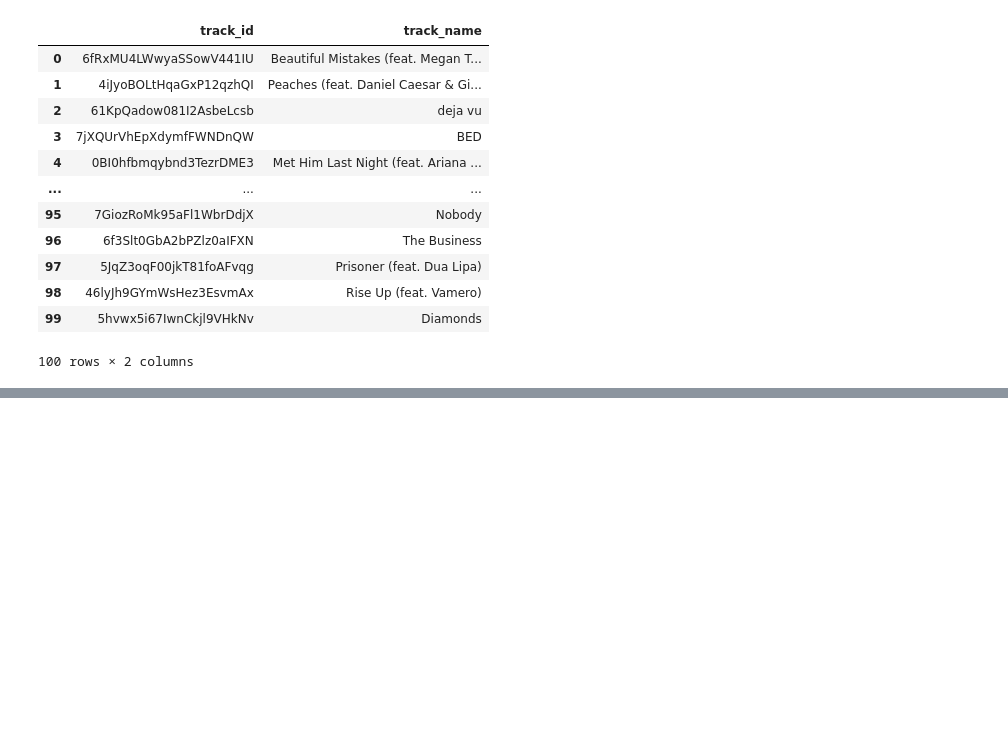
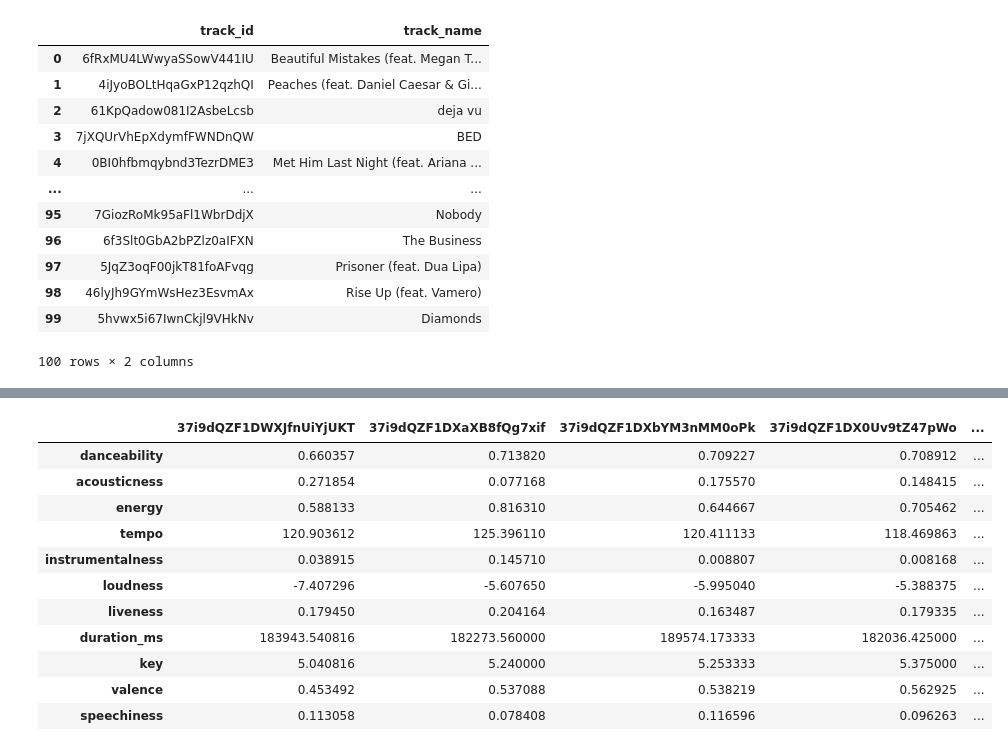
Before and after one commit to malbert131/DJ_NumPY, a Jupyter notebook: Recommender.ipynb, the cells around one changed output, grey strips where cells are left out. Saved outputs shown, nothing was run; the diff lists cells and outputs as text; code cells hidden in the pictures; blank space fills up the shorter version.

```diff
--- a/Recommender.ipynb
+++ b/Recommender.ipynb
@@ -213,0 +244,17 @@ audio_features_mean(sp, '37i9dQZF1DWXJfnUiYjUKT')
+# %%
+# Turns playlist feature mean data into correctly formatted DataFrame
+X_data = reduce(lambda left,right: pd.merge(left,right, left_index=True, right_index=True), primary_df)
+X_data
+# %% [output]
+|  | 37i9dQZF1DWXJfnUiYjUKT | 37i9dQZF1DXaXB8fQg7xif | 37i9dQZF1DXbYM3nMM0oPk | 37i9dQZF1DX0Uv9tZ47pWo | ... |
+| danceability | 0.660357 | 0.713820 | 0.709227 | 0.708912 | ... |
+| acousticness | 0.271854 | 0.077168 | 0.175570 | 0.148415 | ... |
+| energy | 0.588133 | 0.816310 | 0.644667 | 0.705462 | ... |
+| tempo | 120.903612 | 125.396110 | 120.411133 | 118.469863 | ... |
+| instrumentalness | 0.038915 | 0.145710 | 0.008807 | 0.008168 | ... |
+| loudness | -7.407296 | -5.607650 | -5.995040 | -5.388375 | ... |
+| liveness | 0.179450 | 0.204164 | 0.163487 | 0.179335 | ... |
+| duration_ms | 183943.540816 | 182273.560000 | 189574.173333 | 182036.425000 | ... |
+| key | 5.040816 | 5.240000 | 5.253333 | 5.375000 | ... |
+| valence | 0.453492 | 0.537088 | 0.538219 | 0.562925 | ... |
+| speechiness | 0.113058 | 0.078408 | 0.116596 | 0.096263 | ... |
```
Also changed, not shown: parts of 6 cells of this notebook.
